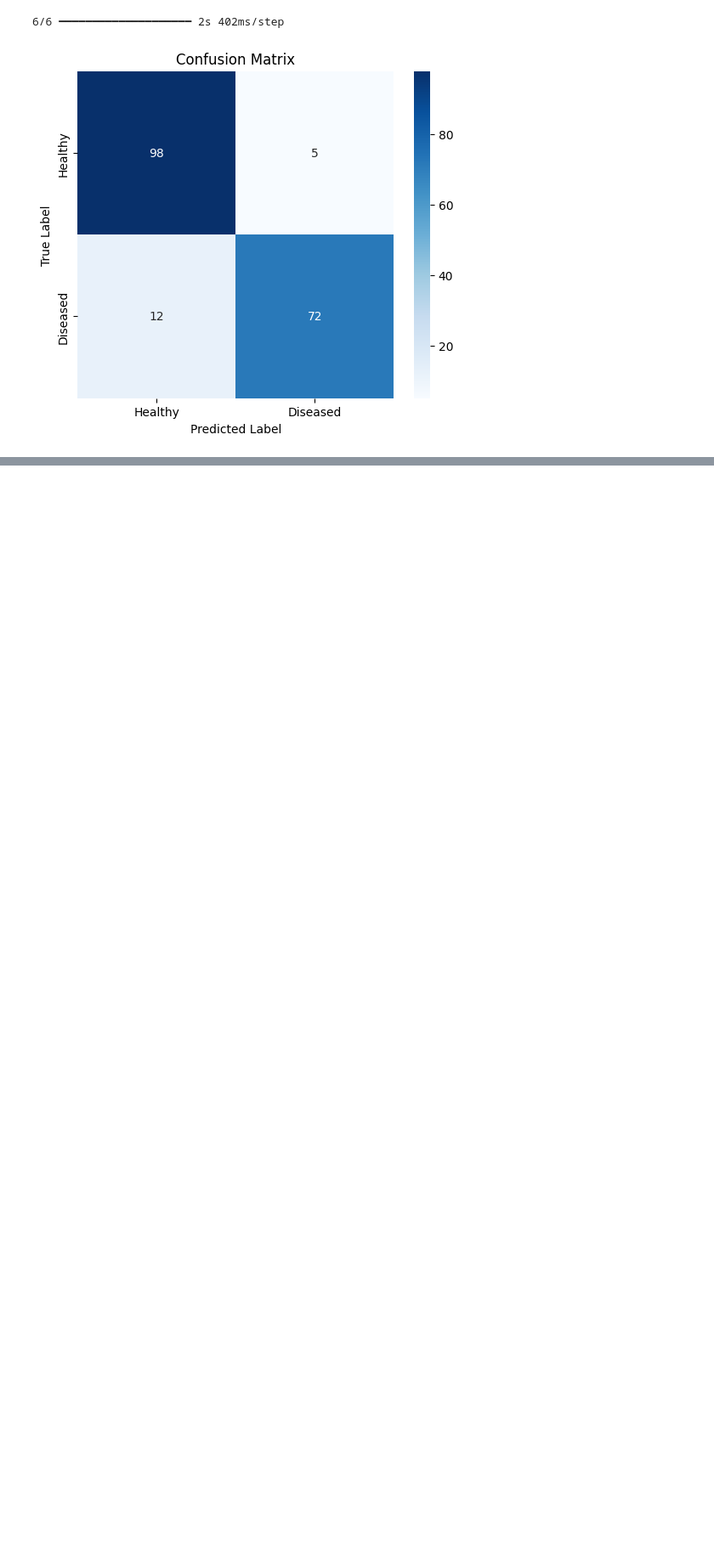
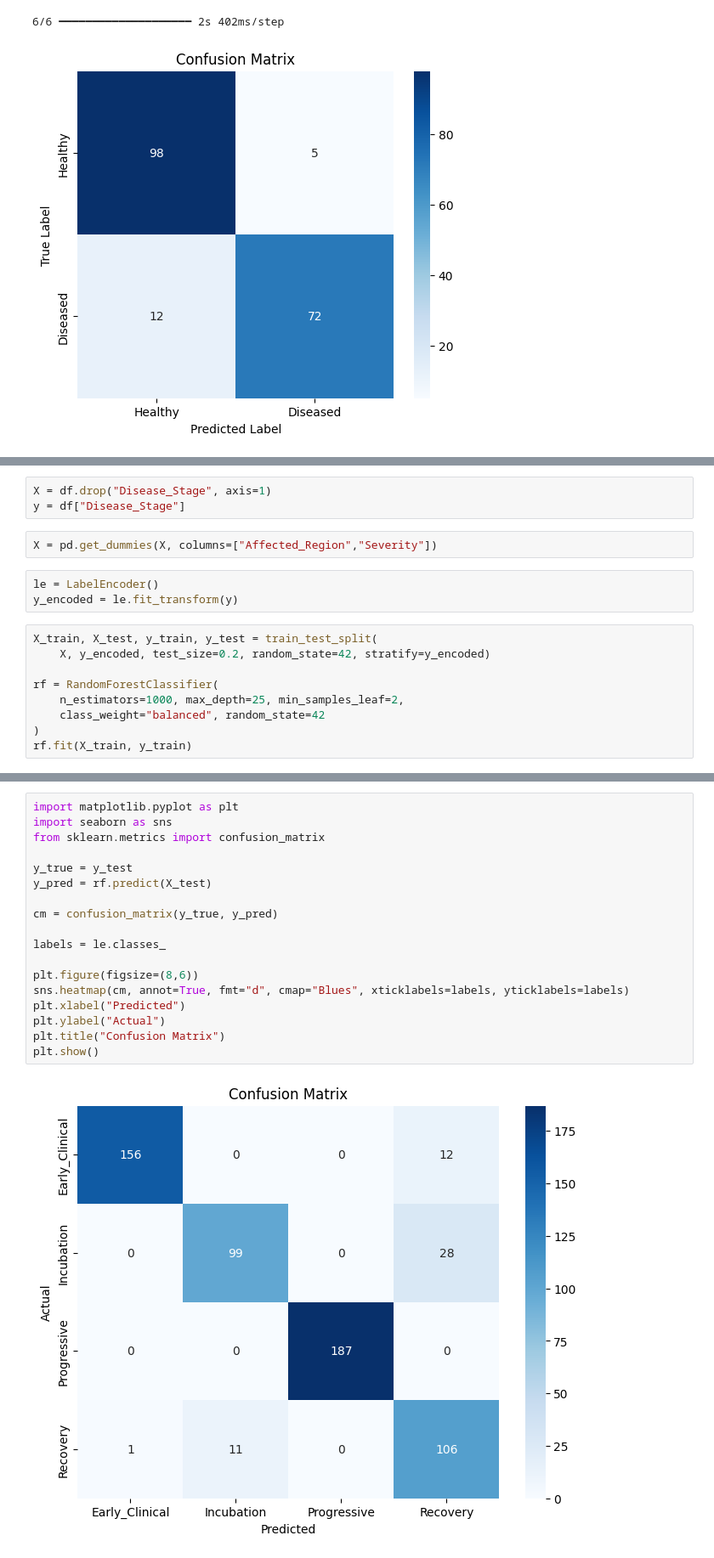
Before and after one commit to sameeksha-sunilkumar/lumpy-cow-disease, a Jupyter notebook: lumpy_cow_disease.ipynb, the cells around one changed output, grey strips where cells are left out. Shown: that part at 85% size. Saved outputs shown, nothing was run; the diff lists cells and outputs as text; blank space fills up the shorter version.

```diff
--- a/lumpy_cow_disease.ipynb
+++ b/lumpy_cow_disease.ipynb
@@ -165,0 +224,17 @@ plt.show()
+# %%
+X = df.drop("Disease_Stage", axis=1)
+y = df["Disease_Stage"]
+# %%
+X = pd.get_dummies(X, columns=["Affected_Region","Severity"])
+# %%
+le = LabelEncoder()
+y_encoded = le.fit_transform(y)
+# %%
+X_train, X_test, y_train, y_test = train_test_split(
+    X, y_encoded, test_size=0.2, random_state=42, stratify=y_encoded)
+
+rf = RandomForestClassifier(
+    n_estimators=1000, max_depth=25, min_samples_leaf=2,
+    class_weight="balanced", random_state=42
+)
+rf.fit(X_train, y_train)
@@ -165,0 +271,20 @@ plt.show()
+# %%
+import matplotlib.pyplot as plt
+import seaborn as sns
+from sklearn.metrics import confusion_matrix
+
+y_true = y_test
+y_pred = rf.predict(X_test)
+
+cm = confusion_matrix(y_true, y_pred)
+
+labels = le.classes_
+
+plt.figure(figsize=(8,6))
+sns.heatmap(cm, annot=True, fmt="d", cmap="Blues", xticklabels=labels, yticklabels=labels)
+plt.xlabel("Predicted")
+plt.ylabel("Actual")
+plt.title("Confusion Matrix")
+plt.show()
+# %% [output]
+[figure, added]
```
Also changed, not shown: parts of 9 cells of this notebook.
